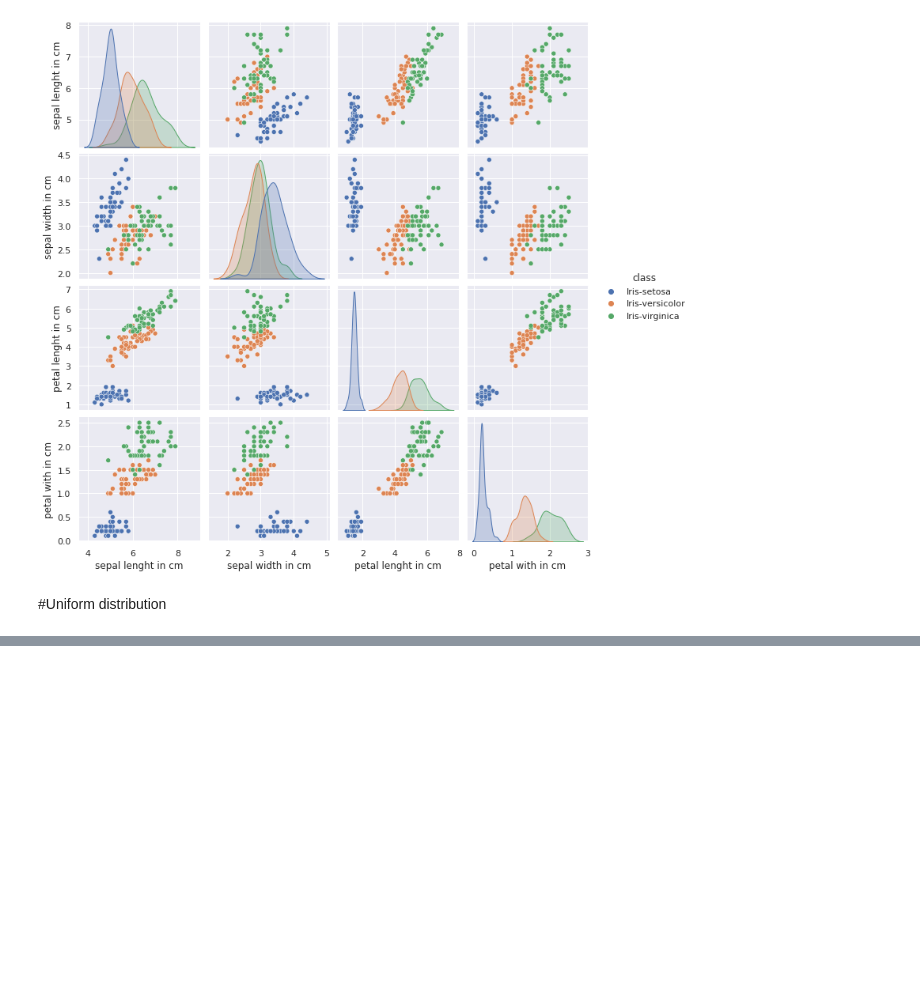
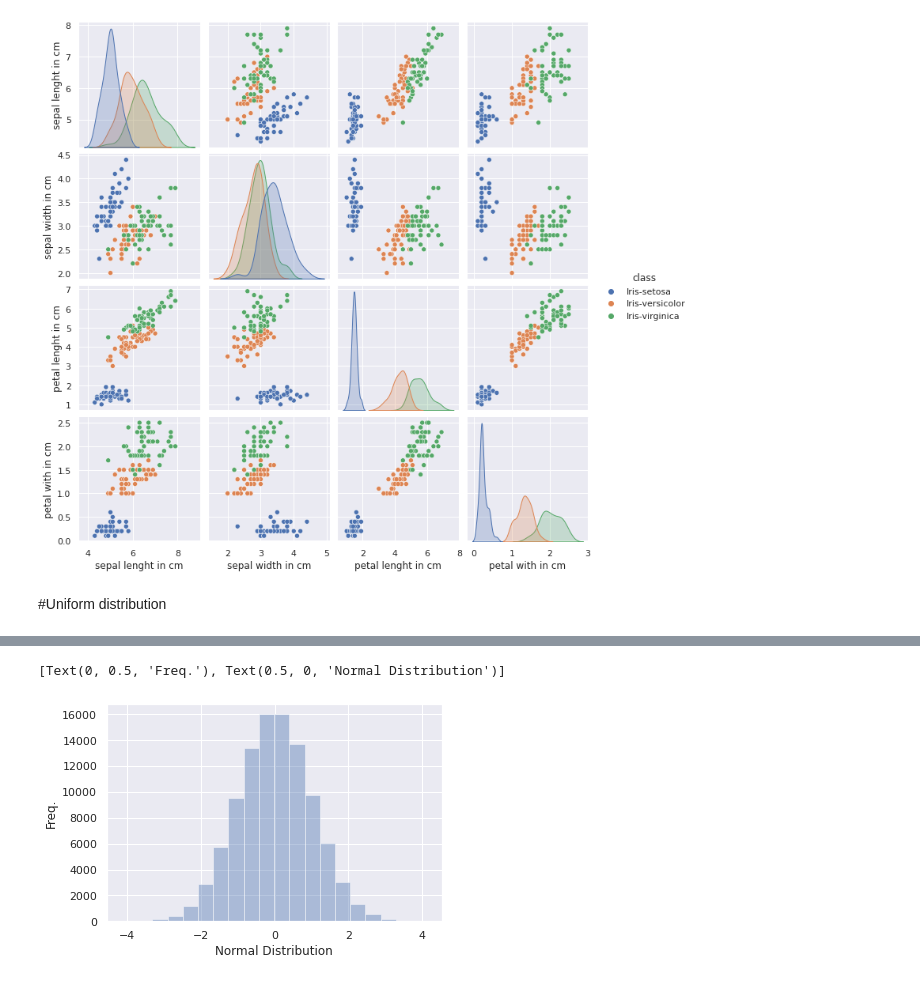
Before and after one commit to grale13/cursoad, a Jupyter notebook: M2_T3.ipynb, the cells around one changed output, grey strips where cells are left out. Cells and saved outputs as stored; diff of their text form; code cells hidden in the pictures; blank space fills up the shorter version.

```diff
--- a/M2_T3.ipynb
+++ b/M2_T3.ipynb
@@ -67,0 +71,16 @@ ax.set(xlabel='Uniform distribution' , ylabel='Frecuency')
+# %%
+from scipy.stats import norm
+
+n = 100000
+a = 0
+b = 1
+
+# create fake data
+# loc: mean, scale: stdv
+data_norm = norm.rvs(size = n, loc = a, scale = b)
+
+ax = sns.distplot(data_norm, bins = 20, color = "b", kde = False)
+ax.set(xlabel="Normal Distribution", ylabel="Freq.")
+# %% [output]
+[Text(0, 0.5, 'Freq.'), Text(0.5, 0, 'Normal Distribution')]
+[figure, added]
```
Also changed, not shown: parts of 4 cells of this notebook.
